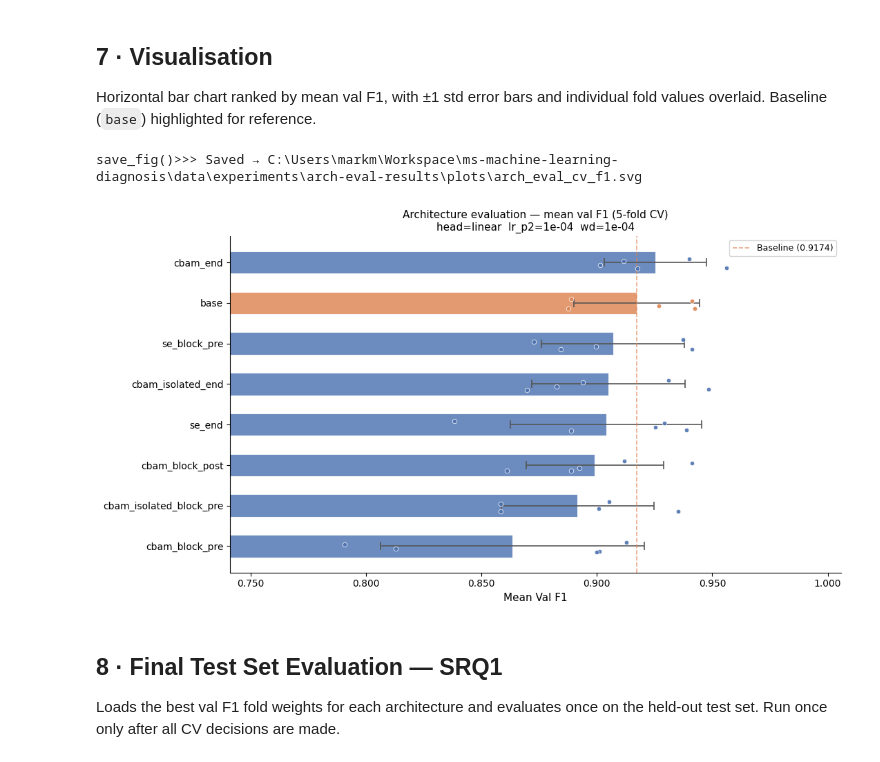
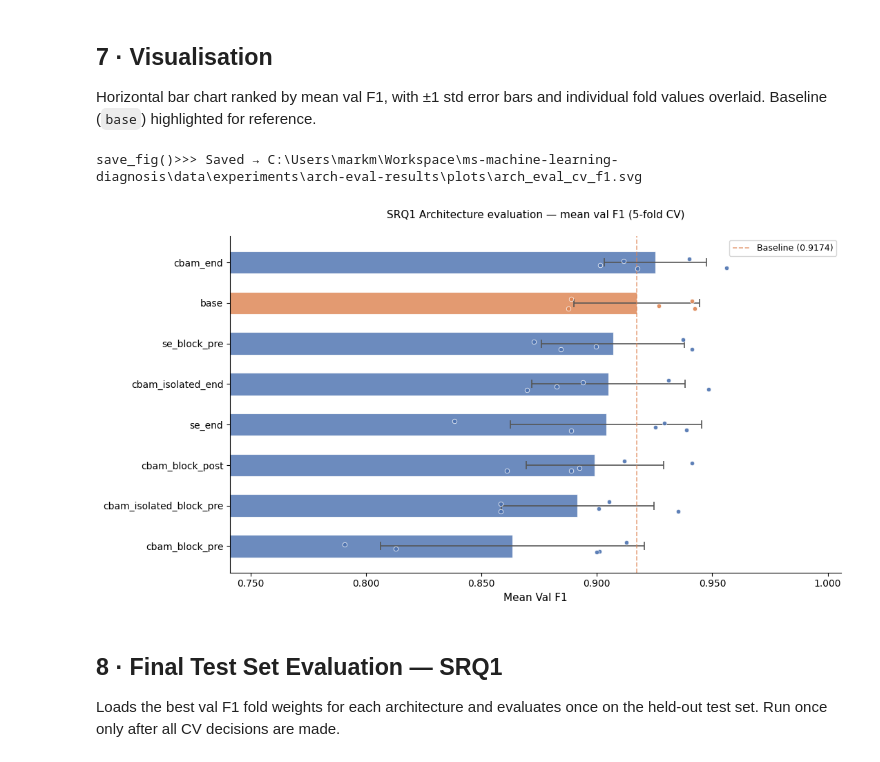
Before and after one commit to Mark-McNaught/ms-machine-learning-diagnosis, a Jupyter notebook: src/experiments/arch-eval.ipynb, the cells around one changed output. Saved outputs shown, nothing was run; the diff lists cells and outputs as text; code cells hidden in the pictures.

```diff
--- a/src/experiments/arch-eval.ipynb
+++ b/src/experiments/arch-eval.ipynb
@@ -544,36 +544,35 @@ else:
                    color="#DD8452" if arch == "base" else "#4C72B0",
                    edgecolors="white", linewidths=0.6, s=22, zorder=3, alpha=0.9)
 
     ax.set_yticks(y_pos)
     ax.set_yticklabels(plot_df["architecture"], fontsize=10)
     ax.set_xlabel("Mean Val F1", fontsize=11)
     ax.set_title(
-        f"Architecture evaluation — mean val F1 (5-fold CV)\n"
-        f"head={WINNING_HEAD}  lr_p2={BEST_LR_PHASE2:.0e}  wd={BEST_WEIGHT_DECAY:.0e}",
+        f"SRQ1 Architecture evaluation — mean val F1 (5-fold CV)\n",
         fontsize=11
     )
     ax.xaxis.set_major_formatter(mticker.FormatStrFormatter("%.3f"))
     ax.spines[["top", "right"]].set_visible(False)
 
     # Zoom x-axis to meaningful range
     all_f1 = df_ok["val_f1"].values
     pad = (all_f1.max() - all_f1.min()) * 0.3 or 0.02
     ax.set_xlim(all_f1.min() - pad, all_f1.max() + pad)
 
     # Baseline reference line
     if "base" in summary["architecture"].values:
         base_f1 = summary.loc[summary["architecture"] == "base", "mean_val_f1"].values[0]
         ax.axvline(base_f1, color="#DD8452", linestyle="--", linewidth=1.2,
                    alpha=0.7, label=f"Baseline ({base_f1:.4f})")
         ax.legend(fontsize=9)
 
     plt.tight_layout()
     utils.save_fig(fig, PLOTS_DIR, "arch_eval_cv_f1", formats=("svg",))
 
     plt.show()
 # %% [output]
 save_fig()>>> Saved → C:\Users\markm\Workspace\ms-machine-learning-diagnosis\data\experiments\arch-eval-results\plots\arch_eval_cv_f1.svg
-[figure, old version]
+[figure, new version]
 # %% [markdown]
 ## 8 · Final Test Set Evaluation — SRQ1
 
```
Also changed, not shown: parts of 1 cell of this notebook, 4 other files.
